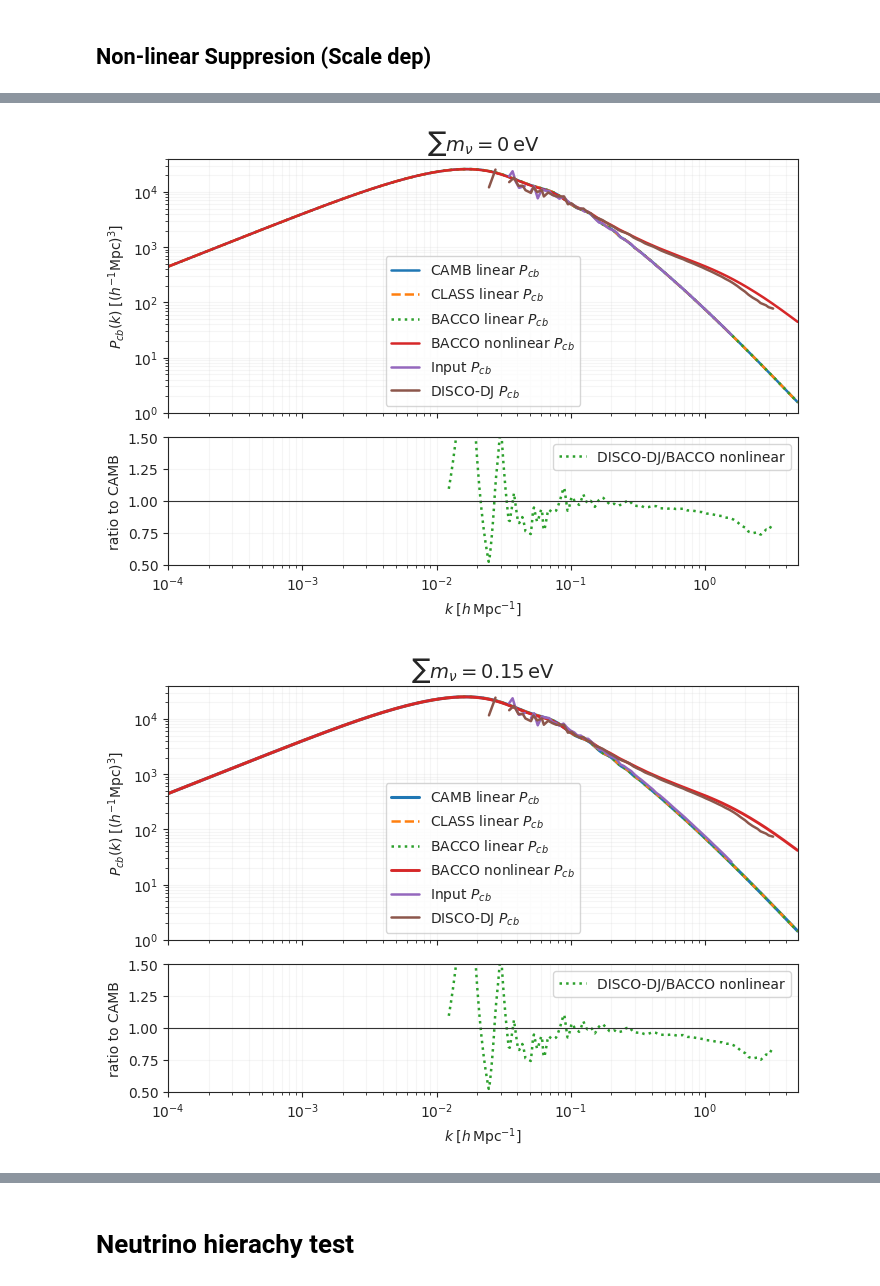
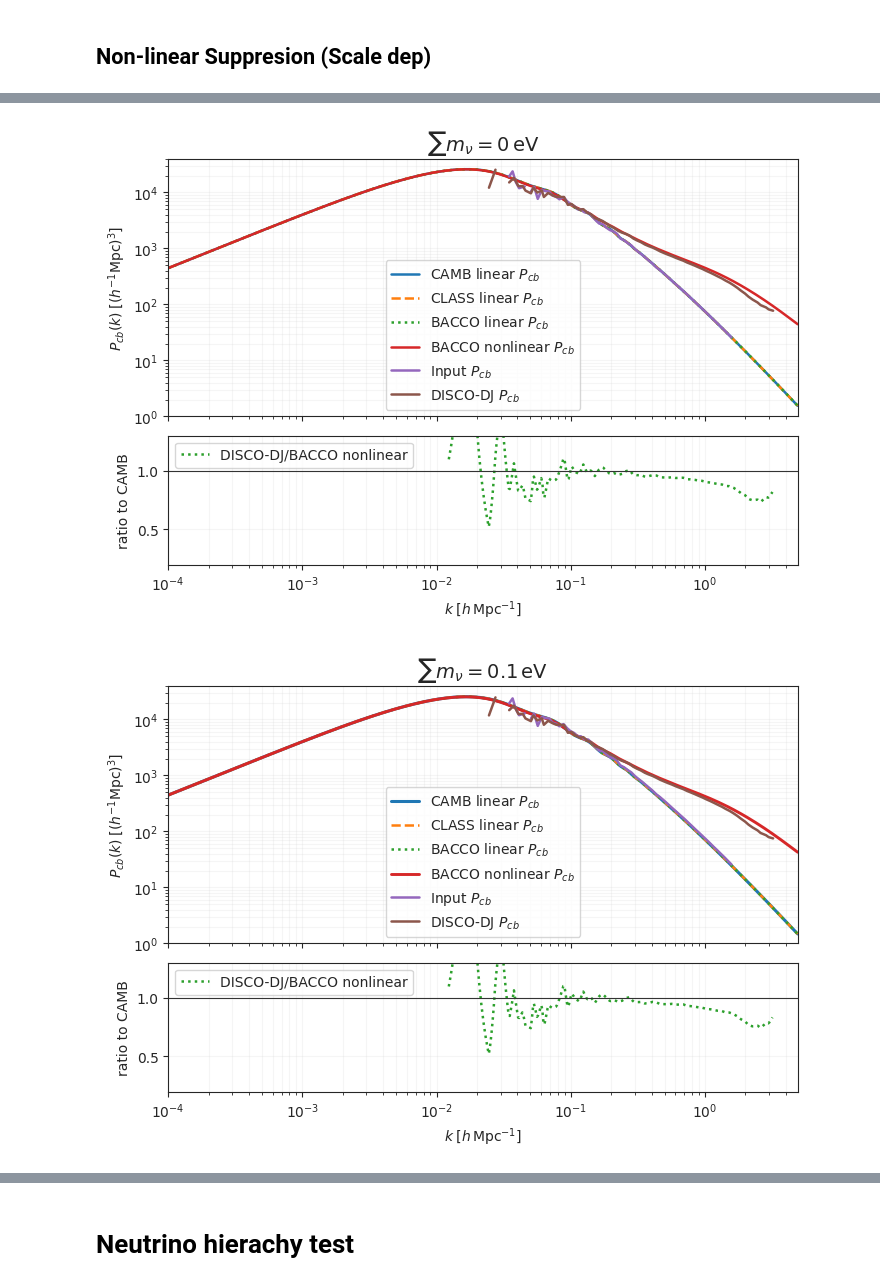
Before and after one commit to Xantyos13/DISCO-DJ, a Jupyter notebook: Neutrinos/Power_comparaison.ipynb, the cells around one changed output, grey strips where cells are left out. Saved outputs shown, nothing was run; the diff lists cells and outputs as text; code cells hidden in the pictures.

```diff
--- a/Neutrinos/Power_comparaison.ipynb
+++ b/Neutrinos/Power_comparaison.ipynb
@@ -62,7 +62,7 @@ cosmo = {
     "omch2": 0.269984542*0.67**2,
     "As": 2.215e-09,
     "ns": 0.9619,
-    "sum_mnu": 0.15,      # total neutrino mass [eV]
+    "sum_mnu": 0.1,      # total neutrino mass [eV]
     "tau": 0.0952,
     "w0": -1.0,
     "wa": 0.0,
@@ -93,9 +93,9 @@ print("Omega_m=",omega_cold+omega_nu)
 ###### Neutrinos masses ######
 mnu_massless = [0,0,0]
 mnu_deg = [cosmo["sum_mnu"]/3,cosmo["sum_mnu"]/3,cosmo["sum_mnu"]/3] # Array of neutrinos masses for degenerarte case
-m1,m2,m3 = get_masses(2.45e-3,7.50e-5,cosmo["sum_mnu"],'NH')
+m1,m2,m3 = get_masses(2.445e-3,7.60e-5,cosmo["sum_mnu"],'NH')
 mnu_NH =[m1,m2,m3]
-m1,m2,m3 = get_masses(2.45e-3,7.50e-5,cosmo["sum_mnu"],'IH')
+m1,m2,m3 = get_masses(2.52e-3,7.60e-5,cosmo["sum_mnu"],'IH')
 mnu_IH = [m1,m2,m3]
 
 masses = [mnu_deg,mnu_NH,mnu_IH]
@@ -1502,7 +1894,7 @@ cosmo = dict(Omega_c=omega_cdm,  # cold dark matter content
 dj = DiscoDJ(dim=dim, res=res, name=name, device=device, precision=precision, boxsize=boxsize, cosmo=cosmo)
 print(dj)
 dj = dj.with_timetables()
-dj = dj.with_linear_ps(fix_sigma8=False, transfer_function="from_file", filename="Pk_cb_massless_z0_BACCO.txt")
+dj = dj.with_linear_ps(fix_sigma8=True, transfer_function="from_file", filename=f"Pk_cb_massless_z{z}_CLASS.txt")
 white_noise_field = dj.get_ngenic_noise(seed=13)  # a white noise field, defined in real space
 dj = dj.with_ics(white_noise_space="real", white_noise_field=white_noise_field, convert_to_numpy=True)
 k_pre_nl, Pk_pre_nl, _ = dj.evaluate_power_spectrum(dj.delta_ini, compute_std=False, bins=80)
@@ -1556,7 +1948,7 @@ cosmo_nu = dict(Omega_c=omega_cdm_nu,  # cold dark matter content
 dj_nu = DiscoDJ(dim=dim, res=res, name=name, device=device, precision=precision, boxsize=boxsize, cosmo=cosmo_nu)
 print(dj_nu)
 dj_nu = dj_nu.with_timetables()
-dj_nu = dj_nu.with_linear_ps(fix_sigma8=False, transfer_function="from_file", filename=f"Pk_cb_sumMnu_{sum_mnu:.2f}eV_z0_BACCO.txt")
+dj_nu = dj_nu.with_linear_ps(fix_sigma8=True, transfer_function="from_file", filename=f"Pk_cb_sumMnu_{sum_mnu:.2f}eV_z{z}_CLASS.txt")
 dj_nu = dj_nu.with_ics(white_noise_space="real", white_noise_field=white_noise_field, convert_to_numpy=True)
 k_pre_nu_nl, Pk_pre_nu_nl, _ = dj_nu.evaluate_power_spectrum(dj.delta_ini, compute_std=False, bins=80)
 
@@ -1688,7 +2025,7 @@ ax.grid(True, which="both", alpha=0.18)
 ax.set_title(rf"$\sum m_\nu = 0\,\mathrm{{eV}}$",fontsize=14)
 
 #axr.semilogx(k_h, Pk / Pk_in, color="C1", lw=1.8, ls="--", label="DISCO-DJ/Input")
-axr.semilogx(k_h, Pk / pk_nl_ref, color="C2", lw=1.8, ls=":", label="DISCO-DJ/BACCO nonlinear")
+axr.semilogx(k_h, Pk / pk_nl_ref , color="C2", lw=1.8, ls=":", label="DISCO-DJ/BACCO nonlinear")
 
 axr.axhline(1.0, color="0.2", lw=0.8)
 
@@ -1696,11 +2033,11 @@ axr.set_xlabel(r"$k\;[h\,{\rm Mpc}^{-1}]$")
 axr.set_ylabel("ratio to CAMB")
 axr.set_xlim(k_h.min(), k_h.max())
 
-axr.set_ylim(0.5,1.5)
+axr.set_ylim(0.2,1.3)
 axr.legend()
 axr.grid(True, which="both", alpha=0.18)
 # %% [output]
-[figure, old version]
+[figure, new version]
 # %%
 discodj_data = list(np.load("discodj_nl_results.npy", allow_pickle=True))
 fig, (ax, axr) = plt.subplots(
@@ -1720,35 +2057,35 @@ Pk_nu =  np.exp(interp1d(np.log(entrym["k"]), np.log(entrym["Pcb"]), kind="linea
 
 Pk_in = np.exp(interp1d(np.log(k_pre_nu_nl), np.log(Pk_pre_nu_nl), kind="linear", bounds_error=False, fill_value=np.nan)(np.log(k_h)))
 
 
 ax.loglog(k_h, P_camb_cb_grid_nu, color="C0", lw=2.2, label=r"CAMB linear $P_{cb}$")
 ax.loglog(k_h, Pkbc_CLASS_nu, color="C1", lw=1.8, ls="--", label=r"CLASS linear $P_{cb}$")
 ax.loglog(k_h, pk_lin, color="C2", lw=1.8, ls=":", label=r"BACCO linear $P_{cb}$")
 ax.loglog(k_h, pk_nl, color="C3", lw=2.1, label=r"BACCO nonlinear $P_{cb}$")
 ax.loglog(k_pre_nu_nl, Pk_pre_nu_nl, color="C4", lw=1.8, label=r"Input $P_{cb}$")
 ax.loglog(entrym["k"], entrym["Pcb"], color="C5", lw=1.8, label=r"DISCO-DJ $P_{cb}$")
 #ax.loglog(k_h, Pcb_EB, color="C4", lw=2.1, label=r"DISCOEB linear $P_{cb}$")
 
 ax.set_ylabel(r"$P_{cb}(k)\;[(h^{-1}{\rm Mpc})^3]$")
 ax.set_ylim(1e0, 4e4)
 ax.legend()
 ax.grid(True, which="both", alpha=0.18)
 ax.set_title(rf"$\sum m_\nu = {sum_mnu}\,\mathrm{{eV}}$",fontsize=14)
 
 #axr.semilogx(k_h, Pk_nu / Pk_in, color="C1", lw=1.8, ls="--", label="DISCO-DJ/Input")
 axr.semilogx(k_h, Pk_nu / pk_nl, color="C2", lw=1.8, ls=":", label="DISCO-DJ/BACCO nonlinear")
 
 axr.axhline(1.0, color="0.2", lw=0.8)
 
 axr.set_xlabel(r"$k\;[h\,{\rm Mpc}^{-1}]$")
 axr.set_ylabel("ratio to CAMB")
 axr.set_xlim(k_h.min(), k_h.max())
 
-axr.set_ylim(0.5,1.5)
+axr.set_ylim(0.2,1.3)
 axr.legend()
 axr.grid(True, which="both", alpha=0.18)
 # %% [output]
-[figure, old version]
+[figure, new version]
 # %%
 entries = [d for d in discodj_data if np.isclose(d["a"], a)]
 entry0 = next(d for d in entries if np.isclose(d["mass"], 0.0))
```
Also changed, not shown: parts of 16 cells of this notebook, 14 other files.
